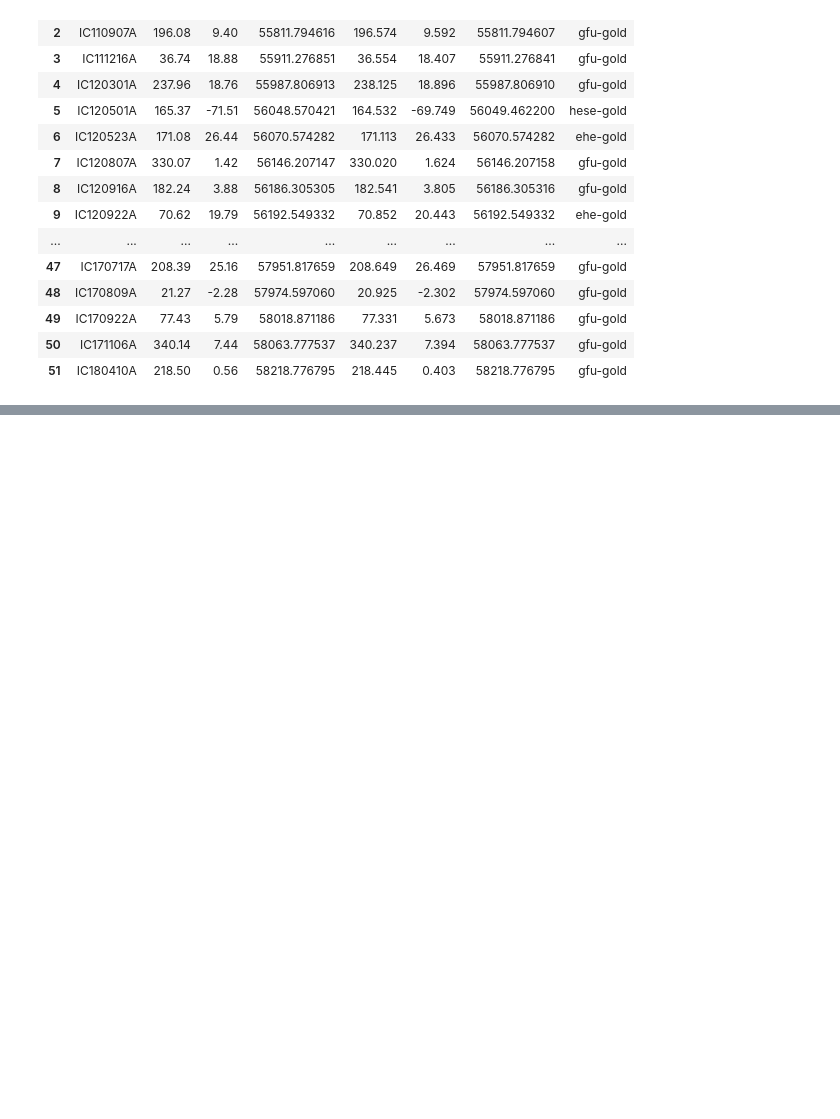
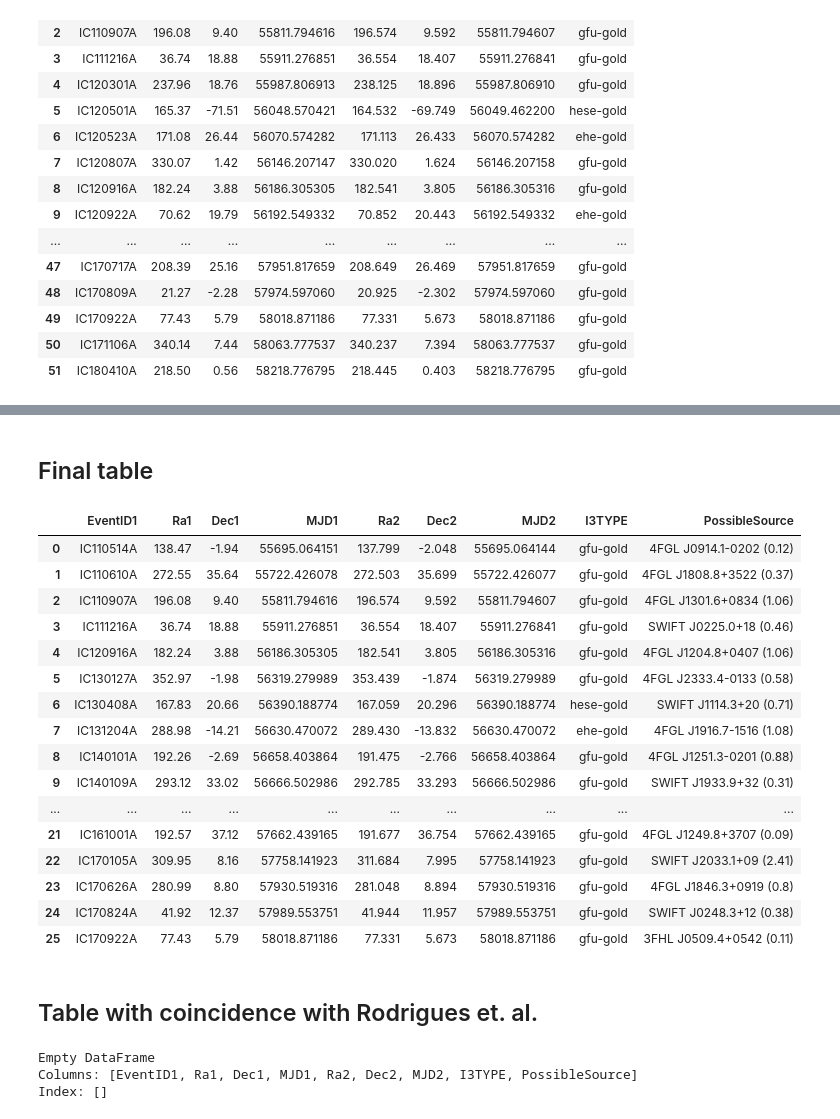
Before and after one commit to tcaba2/Summer-at-MPP, a Jupyter notebook: Crossmatch.ipynb, the cells around one changed output, grey strips where cells are left out. Saved outputs shown, nothing was run; the diff lists cells and outputs as text; code cells hidden in the pictures; blank space fills up the shorter version.

```diff
--- a/Crossmatch.ipynb
+++ b/Crossmatch.ipynb
@@ -314,0 +476,21 @@ events_with_sources.shape[0]
+# %%
+# Manually create a list of possible sources
+# For this example, we'll create a dictionary where keys are EventID1 and values are possible sources
+#The distance to the coincident sources is shown in parentheses with each source name
+possible_sources = {
+    'IC110514A': '4FGL J0914.1-0202 (0.12)',
+    'IC140410A': 'SWIFT J0017.1+81 (0.5)',
+    'IC140927A': '3FHL J0323.6-0109 (0.54)',
+    'IC151017A': '4FGL J1311.8+2057 (1.09)',
+    'IC160924A': '4FGL J1608.4+0055 (1.07)',
+    'IC170105A': 'SWIFT J2033.1+09 (2.41)',
+    'IC170626A': '4FGL J1846.3+0919 (0.8)',
+    'IC170824A': 'SWIFT J0248.3+12 (0.38)',
+    # Add more mappings as necessary
+}
+
+# Create a new column in gold_match_events for possible sources
+filtered_events_to_keep['PossibleSource'] = filtered_events_to_keep['EventID1'].map(possible_sources)
+
+# Display the final table with classification and possible sources
+filtered_events_to_keep
@@ -314,0 +507,50 @@ events_with_sources.shape[0]
+# %% [markdown]
+## Final table
+# %%
+# Concatenate the DataFrames
+combined_df = pd.concat([events_with_sources, filtered_events_to_keep])
+
+# Sort the combined DataFrame by EventID1 in alphabetical order
+sorted_combined_df = combined_df.sort_values(by='EventID1', ascending=True)
+
+# Reset the index if needed
+sorted_combined_df = sorted_combined_df.reset_index(drop=True)
+
+# Print the resulting DataFrame
+# Drop a column in-place
+sorted_combined_df.drop(columns=['PossibleSources'], inplace=True)
+
+sorted_combined_df
+# %% [output]
+|  | EventID1 | Ra1 | Dec1 | MJD1 | Ra2 | Dec2 | MJD2 | I3TYPE | PossibleSource |
+| 0 | IC110514A | 138.47 | -1.94 | 55695.064151 | 137.799 | -2.048 | 55695.064144 | gfu-gold | 4FGL J0914.1-0202 (0.12) |
+| 1 | IC110610A | 272.55 | 35.64 | 55722.426078 | 272.503 | 35.699 | 55722.426077 | gfu-gold | 4FGL J1808.8+3522 (0.37) |
+| 2 | IC110907A | 196.08 | 9.40 | 55811.794616 | 196.574 | 9.592 | 55811.794607 | gfu-gold | 4FGL J1301.6+0834 (1.06) |
+| 3 | IC111216A | 36.74 | 18.88 | 55911.276851 | 36.554 | 18.407 | 55911.276841 | gfu-gold | SWIFT J0225.0+18 (0.46) |
+| 4 | IC120916A | 182.24 | 3.88 | 56186.305305 | 182.541 | 3.805 | 56186.305316 | gfu-gold | 4FGL J1204.8+0407 (1.06) |
+| 5 | IC130127A | 352.97 | -1.98 | 56319.279989 | 353.439 | -1.874 | 56319.279989 | gfu-gold | 4FGL J2333.4-0133 (0.58) |
+| 6 | IC130408A | 167.83 | 20.66 | 56390.188774 | 167.059 | 20.296 | 56390.188774 | hese-gold | SWIFT J1114.3+20 (0.71) |
+| 7 | IC131204A | 288.98 | -14.21 | 56630.470072 | 289.430 | -13.832 | 56630.470072 | ehe-gold | 4FGL J1916.7-1516 (1.08) |
+| 8 | IC140101A | 192.26 | -2.69 | 56658.403864 | 191.475 | -2.766 | 56658.403864 | gfu-gold | 4FGL J1251.3-0201 (0.88) |
+| 9 | IC140109A | 293.12 | 33.02 | 56666.502986 | 292.785 | 33.293 | 56666.502986 | gfu-gold | SWIFT J1933.9+32 (0.31) |
+| ... | ... | ... | ... | ... | ... | ... | ... | ... | ... |
+| 21 | IC161001A | 192.57 | 37.12 | 57662.439165 | 191.677 | 36.754 | 57662.439165 | gfu-gold | 4FGL J1249.8+3707 (0.09) |
+| 22 | IC170105A | 309.95 | 8.16 | 57758.141923 | 311.684 | 7.995 | 57758.141923 | gfu-gold | SWIFT J2033.1+09 (2.41) |
+| 23 | IC170626A | 280.99 | 8.80 | 57930.519316 | 281.048 | 8.894 | 57930.519316 | gfu-gold | 4FGL J1846.3+0919 (0.8) |
+| 24 | IC170824A | 41.92 | 12.37 | 57989.553751 | 41.944 | 11.957 | 57989.553751 | gfu-gold | SWIFT J0248.3+12 (0.38) |
+| 25 | IC170922A | 77.43 | 5.79 | 58018.871186 | 77.331 | 5.673 | 58018.871186 | gfu-gold | 3FHL J0509.4+0542 (0.11) |
+# %% [markdown]
+## Table with coincidence with Rodrigues et. al.
+# %%
+# Define a function to print matches for a specific EventID1
+def print_matches_for_event(event_id1):
+    filtered_matches = sorted_combined_df[sorted_combined_df['EventID1'] == event_id1]
+    print(filtered_matches)
+
+# Example: Print matches for a specific EventID1
+specific_event_id1 = 'IC160510A'  # Replace with the specific EventID1 you want to check
+print_matches_for_event(specific_event_id1)
+# %% [output]
+Empty DataFrame
+Columns: [EventID1, Ra1, Dec1, MJD1, Ra2, Dec2, MJD2, I3TYPE, PossibleSource]
+Index: []
```
Also changed, not shown: parts of 17 cells of this notebook.
